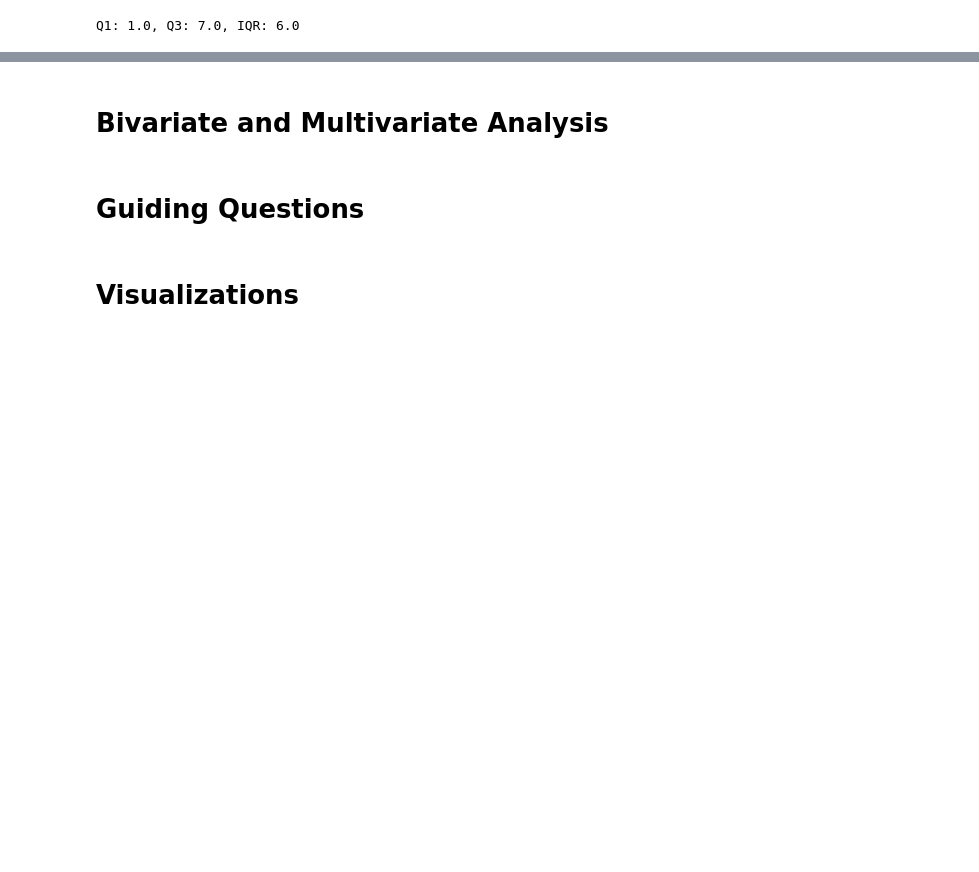
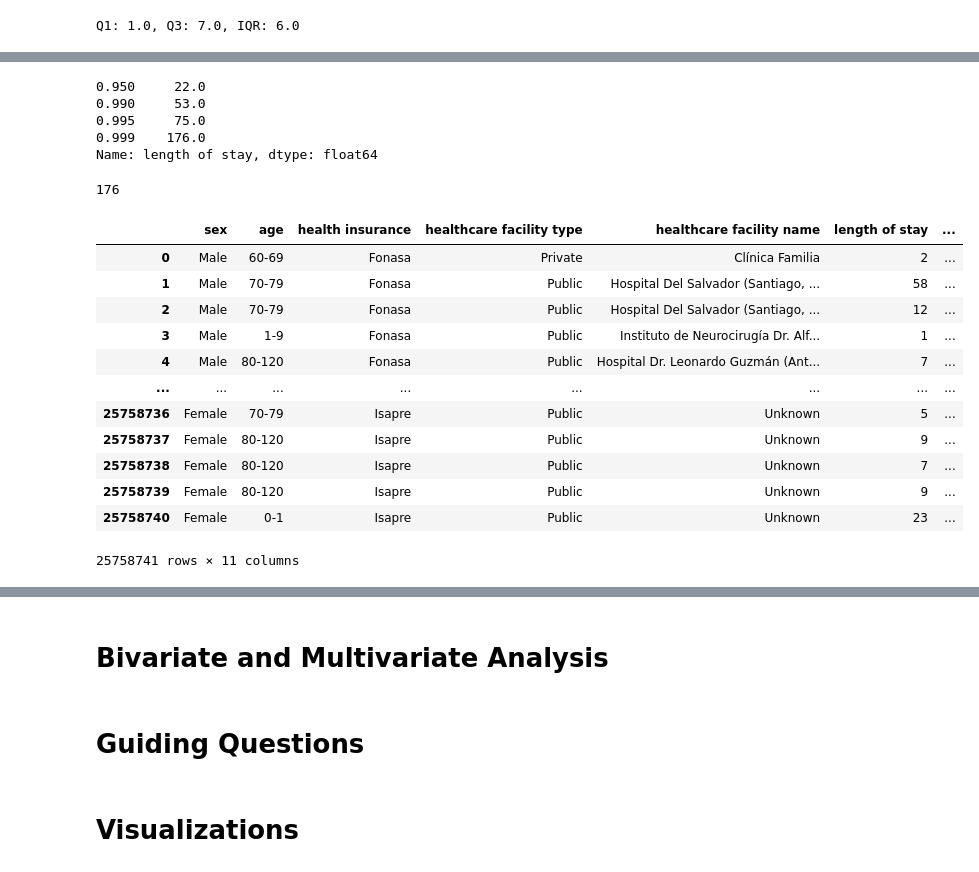
Before and after one commit to mirkopodunavak1996/EDAHospDischarges_Chile2001-2024, a Jupyter notebook: notebooks/General_Analysis_2001-2024.ipynb, the cells around one changed output, grey strips where cells are left out. Saved outputs shown, nothing was run; the diff lists cells and outputs as text; code cells hidden in the pictures; blank space fills up the shorter version.

```diff
--- a/notebooks/General_Analysis_2001-2024.ipynb
+++ b/notebooks/General_Analysis_2001-2024.ipynb
@@ -690,0 +984,30 @@ Percentage of outliers: 7.64%
+# %%
+print(df['length of stay'].quantile([0.95, 0.99, 0.995, 0.999]))
+# %% [output]
+0.950     22.0
+0.990     53.0
+0.995     75.0
+0.999    176.0
+Name: length of stay, dtype: float64
+# %%
+df['LOS_capped'] = np.minimum(df['length of stay'], 176)
+# %%
+df['LOS_capped'].max()
+# %% [output]
+176
+# %%
+df
+# %% [output]
+|  | sex | age | health insurance | healthcare facility type | healthcare facility name | length of stay | ... |
+| 0 | Male | 60-69 | Fonasa | Private | Clínica Familia | 2 | ... |
+| 1 | Male | 70-79 | Fonasa | Public | Hospital Del Salvador (Santiago, ... | 58 | ... |
+| 2 | Male | 70-79 | Fonasa | Public | Hospital Del Salvador (Santiago, ... | 12 | ... |
+| 3 | Male | 1-9 | Fonasa | Public | Instituto de Neurocirugía Dr. Alf... | 1 | ... |
+| 4 | Male | 80-120 | Fonasa | Public | Hospital Dr. Leonardo Guzmán (Ant... | 7 | ... |
+| ... | ... | ... | ... | ... | ... | ... | ... |
+| 25758736 | Female | 70-79 | Isapre | Public | Unknown | 5 | ... |
+| 25758737 | Female | 80-120 | Isapre | Public | Unknown | 9 | ... |
+| 25758738 | Female | 80-120 | Isapre | Public | Unknown | 7 | ... |
+| 25758739 | Female | 80-120 | Isapre | Public | Unknown | 9 | ... |
+| 25758740 | Female | 0-1 | Isapre | Public | Unknown | 23 | ... |
+25758741 rows × 11 columns
```
Also changed, not shown: parts of 52 cells of this notebook.
